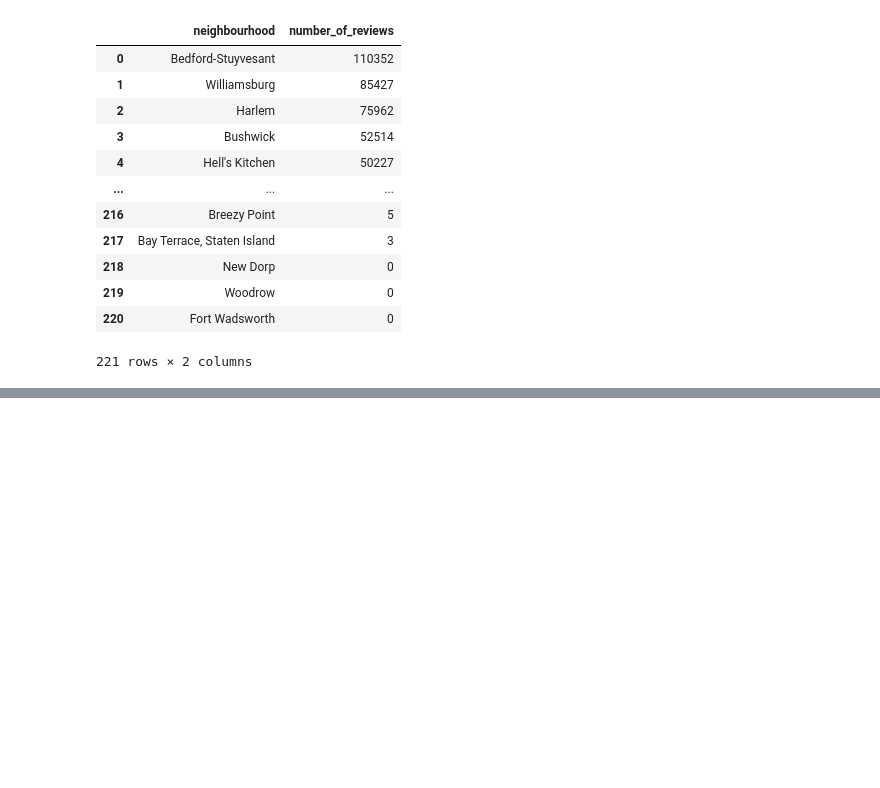
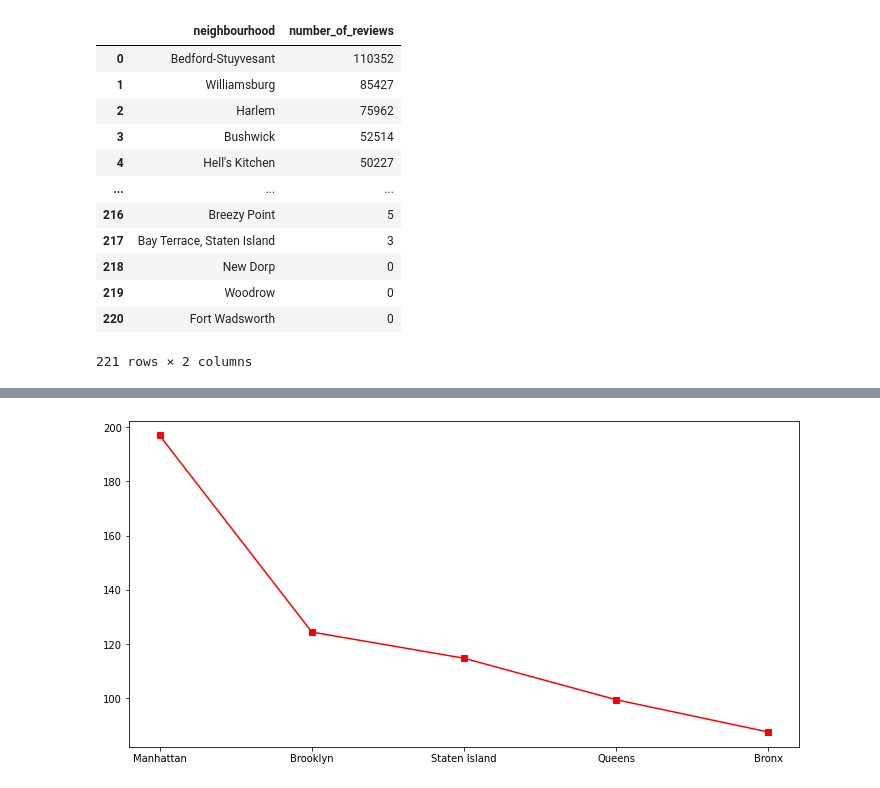
Before and after one commit to Manishasolanki27/AirBnbbooking-EDA, a Jupyter notebook: Airbnb_EDA.ipynb, the cells around one changed output, grey strips where cells are left out. Cells and saved outputs as stored; diff of their text form; code cells hidden in the pictures; blank space fills up the shorter version.

```diff
--- a/Airbnb_EDA.ipynb
+++ b/Airbnb_EDA.ipynb
@@ -312,3 +312,8 @@ fig = px.bar(mostreviewed_neighbourhood.head(20), x='neighbourhood', y='number_o
 fig.show()
 # %% [output]
 [interactive output not drawn]
+# %%
+#average price and neighbourhood group relation
+avg_price_for_area=copy_df.groupby(['neighbourhood_group'])['price'].mean().sort_values(ascending=False).reset_index()
+avg_price_for_area.rename(columns = {'price':'average_price'}, inplace = True)
+avg_price_for_area
@@ -314,0 +327,6 @@ fig.show()
+# %%
+# plot a line chart which make connection between average price and neighbourhood_group
+plt.figure(figsize=(12, 6))
+plt.plot(avg_price_for_area.neighbourhood_group,avg_price_for_area.average_price, marker='s', c='r',ls='-');
+# %% [output]
+[figure, added]
```
Also changed, not shown: parts of 4 cells of this notebook.
